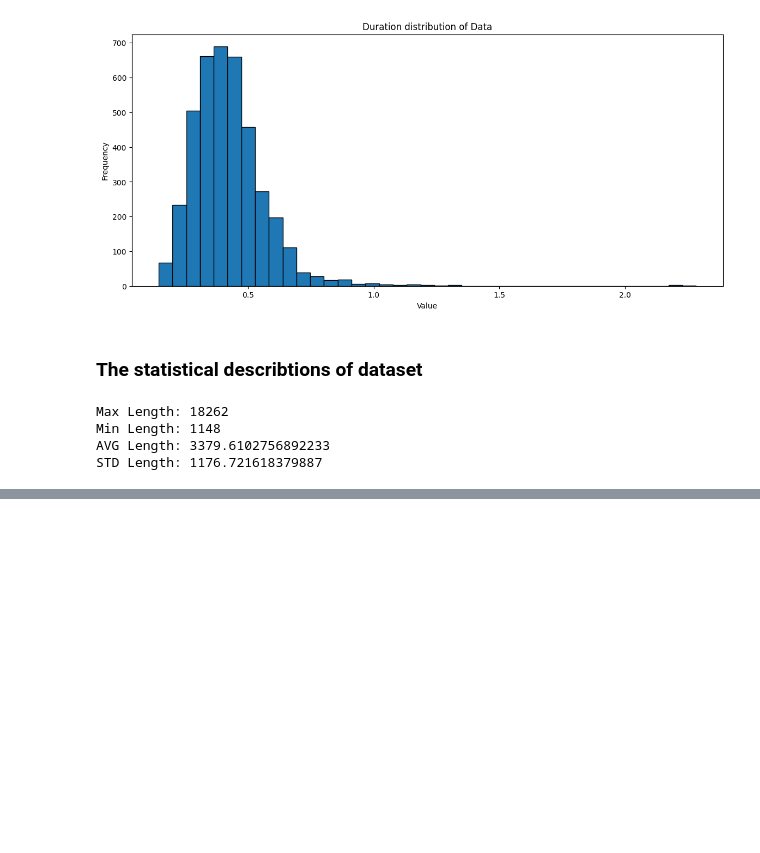
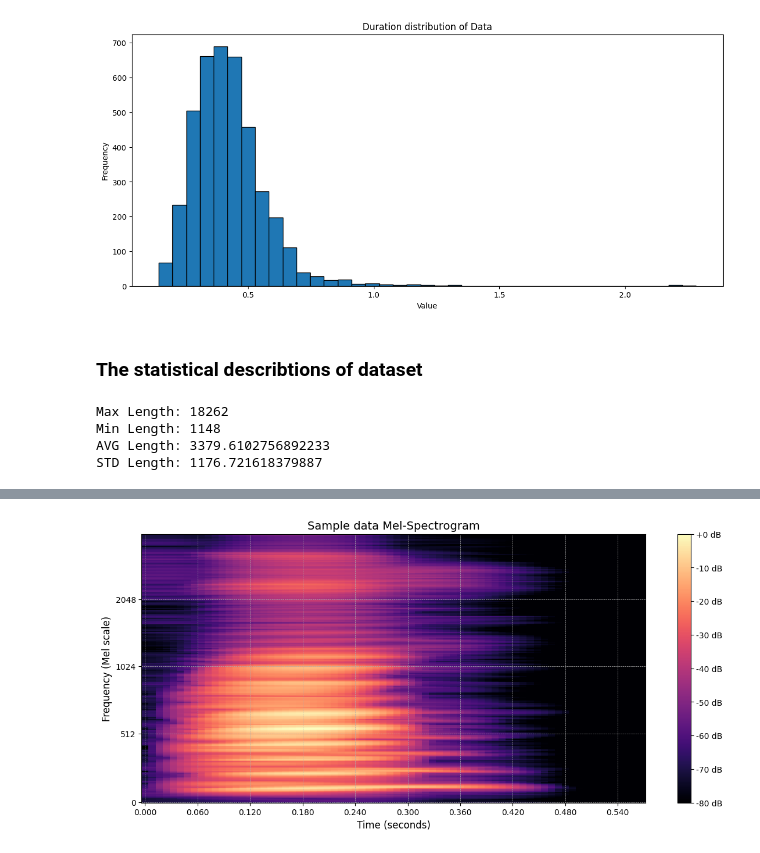
Before and after one commit to taha-kms/Speech-Digit-Classification, a Jupyter notebook: main.ipynb, the cells around one changed output, grey strips where cells are left out. Saved outputs shown, nothing was run; the diff lists cells and outputs as text; code cells hidden in the pictures; blank space fills up the shorter version.

```diff
--- a/main.ipynb
+++ b/main.ipynb
@@ -152,0 +172,3 @@ STD Length: 1176.721618379887
+# %%
+MFCCS = np.array(MFCCS)
+MFCCS.shape
@@ -152,0 +181,31 @@ STD Length: 1176.721618379887
+# %%
+
+def audio_to_mel_spectrogram(audio, sr=SAMPLE_RATE, n_mels=N_MELS, n_fft=N_FFT, hop_length=HOP_LENGTH):
+    """Convert raw audio waveform into Mel-Spectrogram."""
+    mel_spec = librosa.feature.melspectrogram(y=audio, sr=sr, n_mels=n_mels, n_fft=n_fft, hop_length=hop_length)
+    mel_spec_db = librosa.power_to_db(mel_spec, ref=np.max)  # Convert power spectrogram to dB scale
+    return mel_spec_db
+
+def normalize_spectrogram(spectrogram):
+    """Normalize spectrogram to range [0, 1]."""
+    return (spectrogram - spectrogram.min()) / (spectrogram.max() - spectrogram.min())
+# %%
+# Example usage with one sample
+example_audio =  MFCCS[900]
+
+mel_spec = audio_to_mel_spectrogram(example_audio)
+
+mel_spec_norm = normalize_spectrogram(mel_spec)
+
+# Plot the Mel-Spectrogram
+plt.figure(figsize=(14, 6))
+librosa.display.specshow(mel_spec, sr=SAMPLE_RATE, hop_length=HOP_LENGTH, x_axis="time", y_axis="mel")
+plt.colorbar(format="%+2.0f dB")
+plt.title("Sample data Mel-Spectrogram", fontsize=14)
+plt.xlabel("Time (seconds)", fontsize=12)
+plt.ylabel("Frequency (Mel scale)", fontsize=12)
+plt.grid(True, linestyle='--', linewidth=0.5)
+plt.savefig("img\\Sample_data_Mel_Spectrogram.jpg")
+plt.show()
+# %% [output]
+[figure, added]
```
Also changed, not shown: parts of 6 cells of this notebook.
